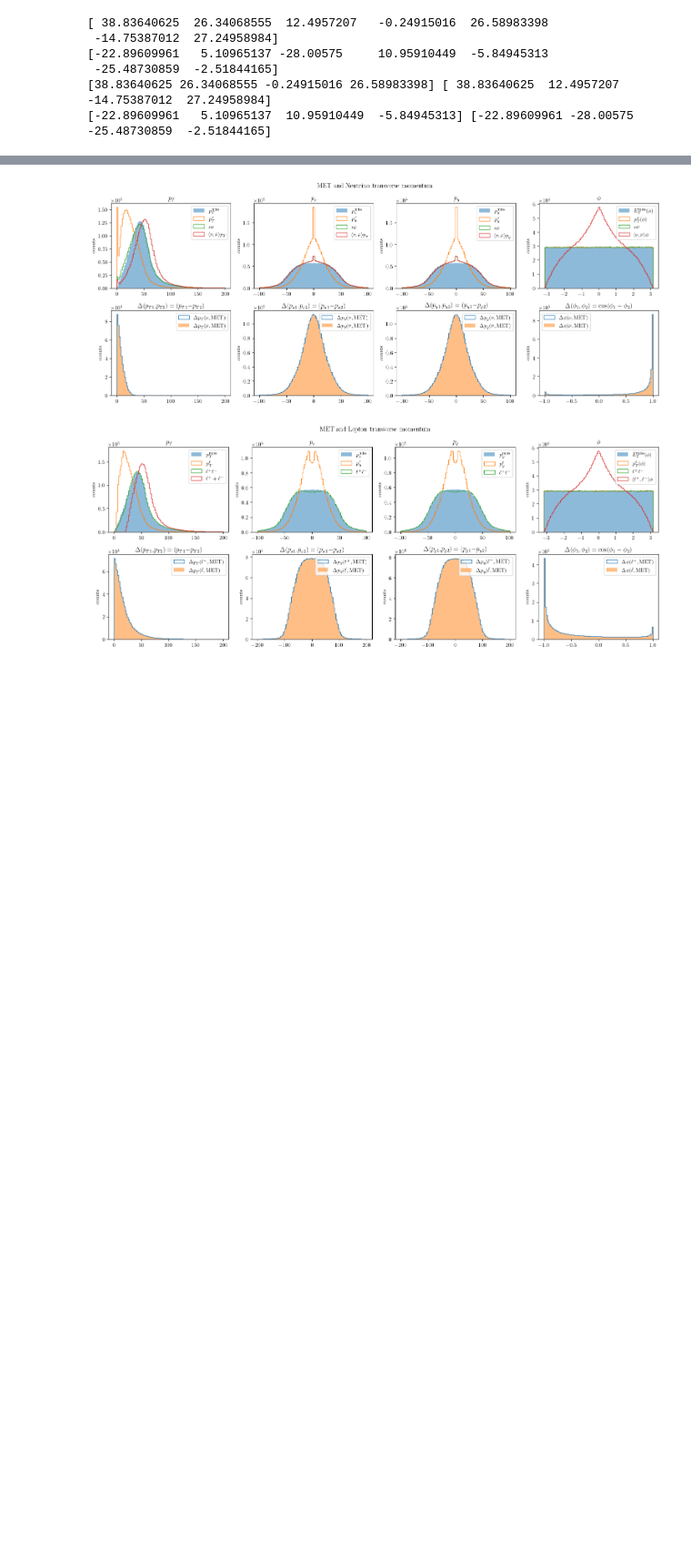
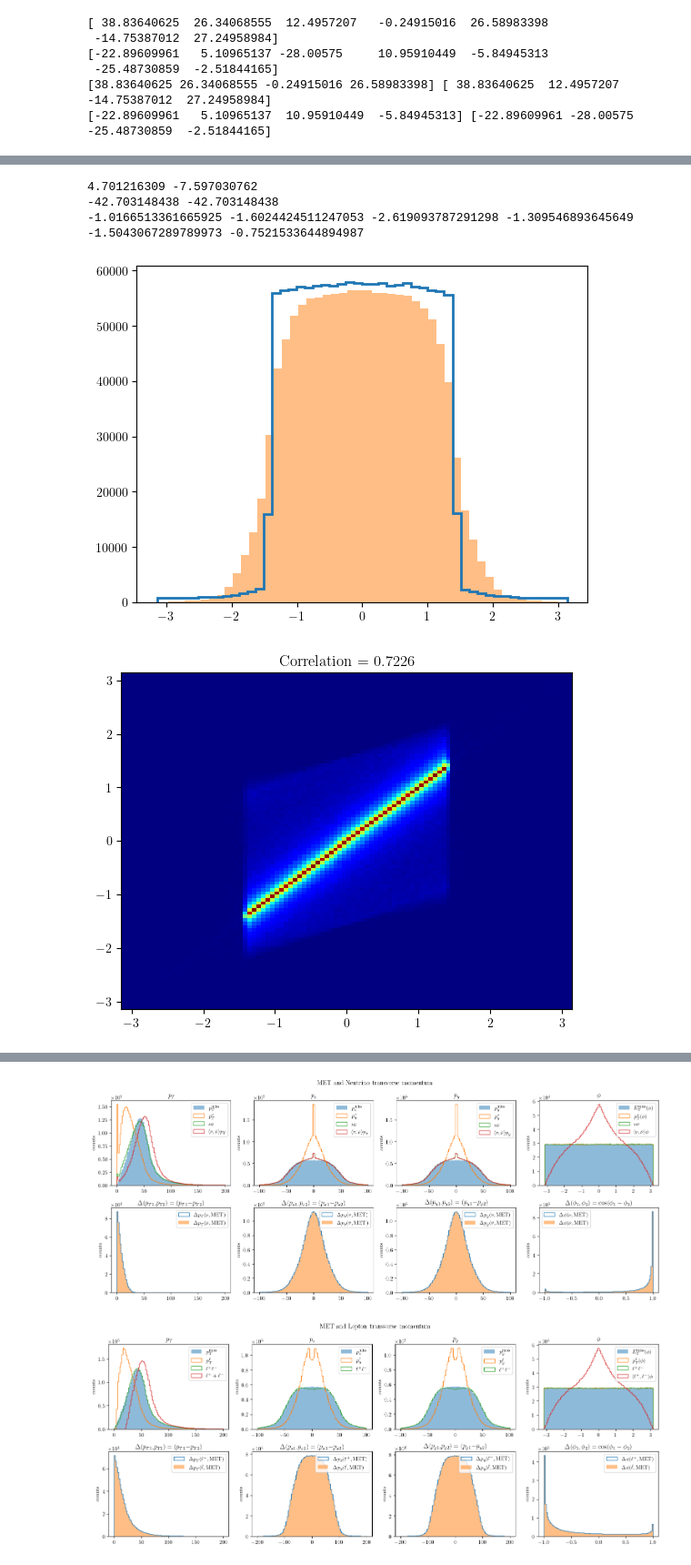
Before and after one commit to SiangYuan-Lin/Bell-Inequality-study, a Jupyter notebook: Rest_frame_reconstruction.ipynb, the cells around one changed output, grey strips where cells are left out. Shown at 91% size. Drawn from its saved outputs; the diff is of its cells as text; code cells hidden in the pictures; blank space fills up the shorter version.

```diff
--- a/Rest_frame_reconstruction.ipynb
+++ b/Rest_frame_reconstruction.ipynb
@@ -192,0 +204,29 @@ plt.show()
+# %%
+print(xs[4],ys[4])
+print(ys[6],ys[6])
+a = (np.arctan2(ys[4],xs[4]))
+b = (np.arctan2(ys[6],xs[6]))
+print(a,b,a+b,(a+b)/2)
+print(diNeutrino['phi'][evtid],diNeutrino['phi'][evtid]/2)
+cut = np.where(np.abs(MET['phi'])< (np.pi * 0.45), True, False )
+a = NeutrinoP['phi'][cut]
+b = NeutrinoM['phi'][cut]
+c = (a+b)*0.5
+plt.hist(diNeutrino['phi'][cut],bins=50,histtype='step',lw=2)
+plt.hist((a+b)/2,bins=50,histtype='bar',alpha=0.5)
+plt.show()
+plt.hist2d(diNeutrino['phi'][cut],(a+b)/2,bins=[100,100],range=[[-np.pi,np.pi],[-np.pi,np.pi]],cmap='jet',vmin=10)
+plt.title("Correlation = {:.4f}".format(np.corrcoef(diNeutrino['phi'][cut],(a+b)/2)[0,1]))
+plt.show()
+d = np.abs((c - diNeutrino['phi'][cut]))
+plt.hist(d,bins=50,histtype='step',lw=2,range=[0,np.pi])
+plt.axvline(np.mean(d),ls='dashed',c='r')
+plt.title('Mean Absolute Error: {:.4f}'.format(np.mean(d)))
+plt.show()
+# %% [output]
+4.701216309 -7.597030762
+-42.703148438 -42.703148438
+-1.0166513361665925 -1.6024424511247053 -2.619093787291298 -1.309546893645649
+-1.5043067289789973 -0.7521533644894987
+[figure, added]
+[figure, added]
```
Also changed, not shown: parts of 54 cells of this notebook, 3 other files.
